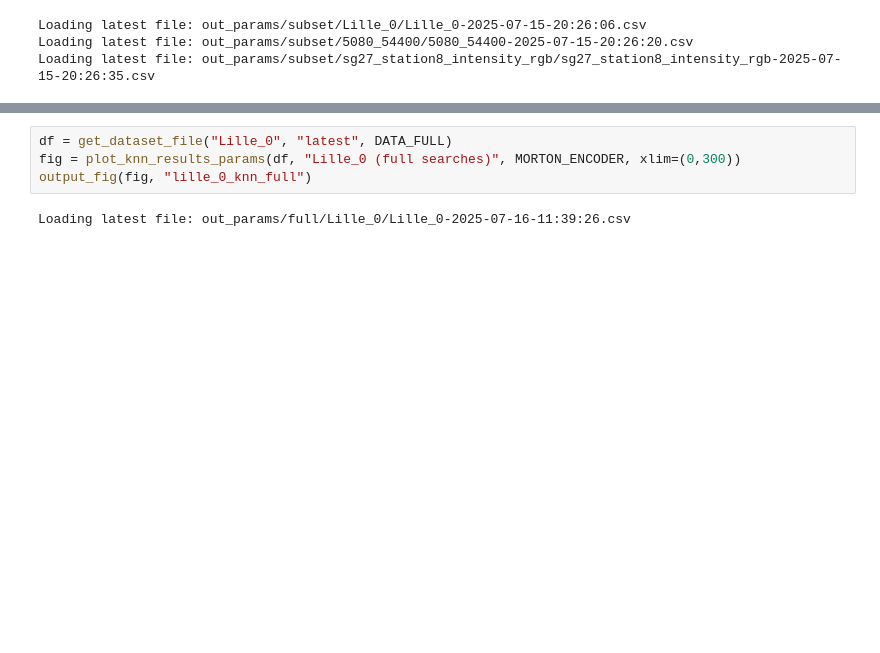
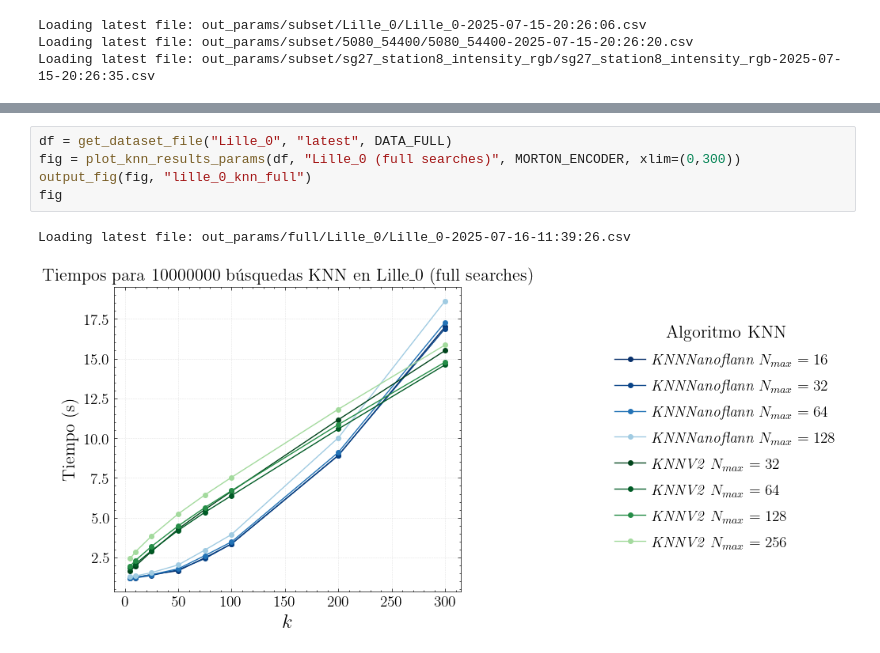
Before and after one commit to derivada/octrees-benchmark, a Jupyter notebook: benchmark_plots_cache_knn.ipynb, the cells around one changed output, grey strips where cells are left out. Drawn from its saved outputs; the diff is of its cells as text; blank space fills up the shorter version.

```diff
--- a/benchmark_plots_cache_knn.ipynb
+++ b/benchmark_plots_cache_knn.ipynb
@@ -799,9 +808,11 @@ output_fig(fig, "5080_54400_knn_random")
 # %%
 df = get_dataset_file("Lille_0", "latest", DATA_FULL)
 fig = plot_knn_results_params(df, "Lille_0 (full searches)", MORTON_ENCODER, xlim=(0,300))
 output_fig(fig, "lille_0_knn_full")
+fig
 # %% [output]
 Loading latest file: out_params/full/Lille_0/Lille_0-2025-07-16-11:39:26.csv
+[figure, added]
 # %%
 df = get_dataset_file("sg27_station8_intensity_rgb", "latest", DATA_FULL)
 fig = plot_knn_results_params(df, "sg27_station8 (full searches)", MORTON_ENCODER, xlim=(0,300))
```
Also changed, not shown: parts of 5 cells of this notebook, 6 other files.
